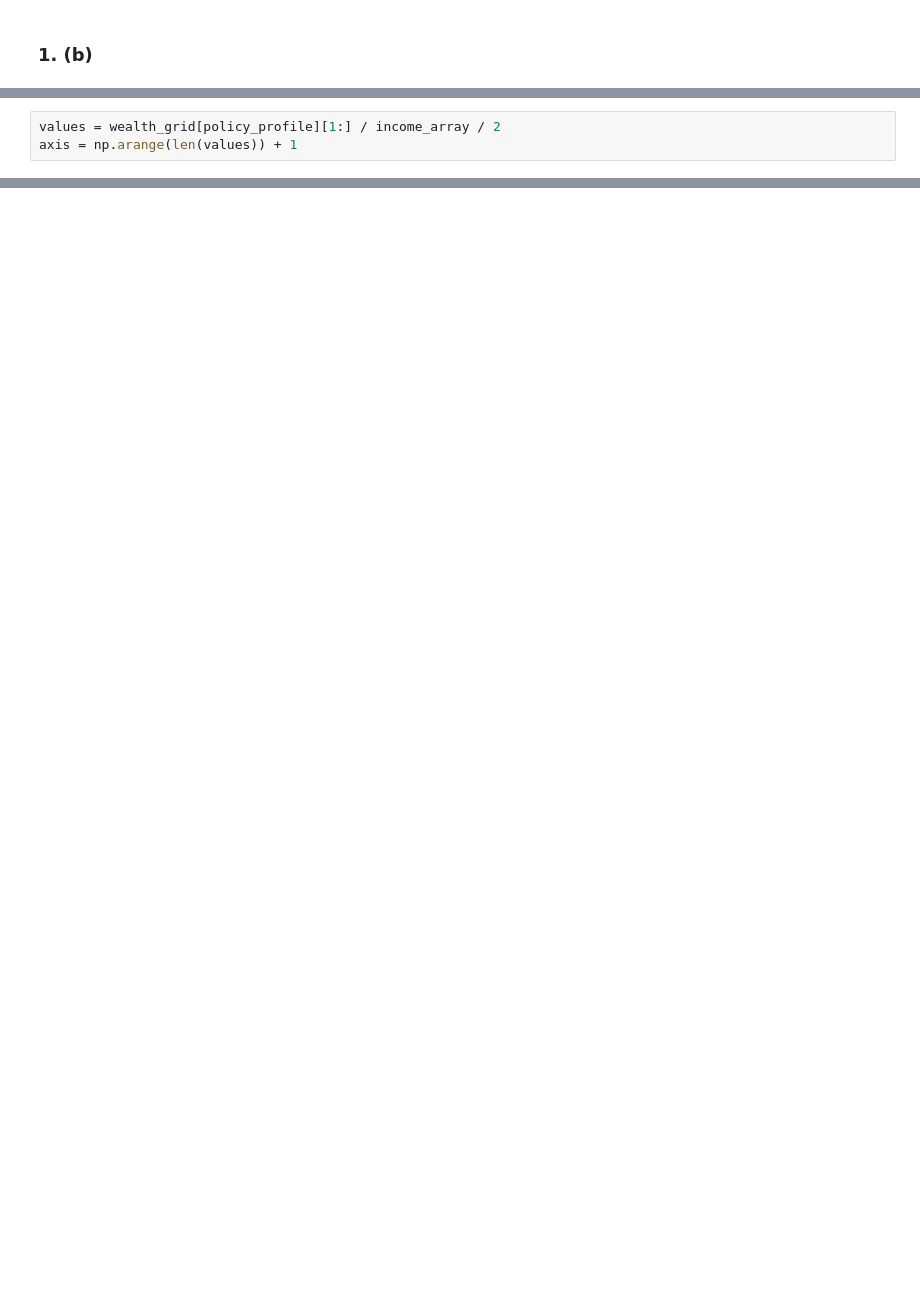
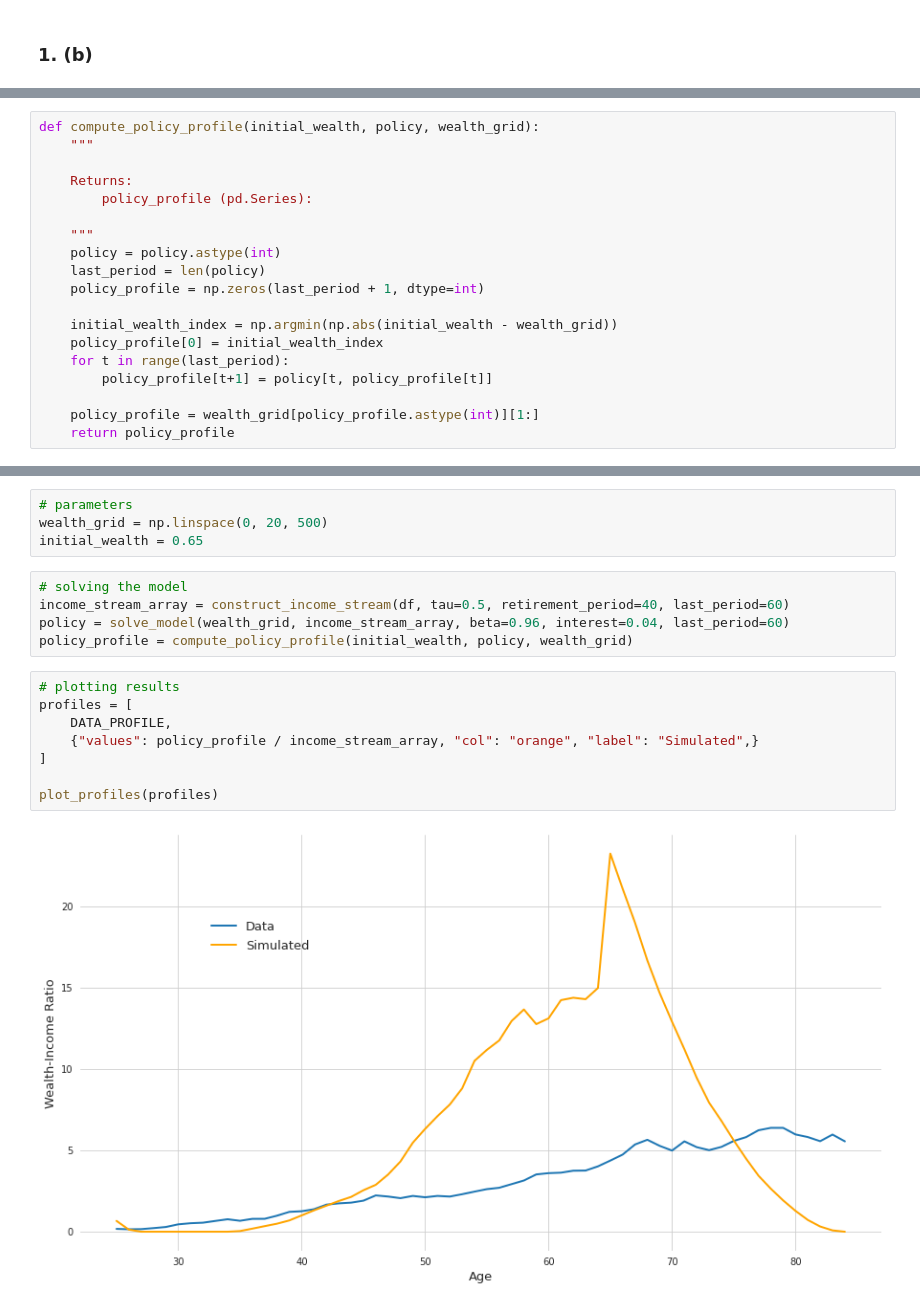
Before and after one commit to timmens/macro_problems, a Jupyter notebook: ps2.ipynb, the cells around one changed output, grey strips where cells are left out. Drawn from its saved outputs; the diff is of its cells as text; blank space fills up the shorter version.

```diff
--- a/ps2.ipynb
+++ b/ps2.ipynb
@@ -154,3 +157,0 @@ for t in range(max_periods):
-# %%
-values = wealth_grid[policy_profile][1:] / income_array / 2
-axis = np.arange(len(values)) + 1
@@ -168,0 +272,19 @@ plt.show()
+# %%
+def compute_policy_profile(initial_wealth, policy, wealth_grid):
+    """
+
+    Returns:
+        policy_profile (pd.Series):
+
+    """
+    policy = policy.astype(int)
+    last_period = len(policy)
+    policy_profile = np.zeros(last_period + 1, dtype=int)
+
+    initial_wealth_index = np.argmin(np.abs(initial_wealth - wealth_grid))
+    policy_profile[0] = initial_wealth_index
+    for t in range(last_period):
+        policy_profile[t+1] = policy[t, policy_profile[t]]
+
+    policy_profile = wealth_grid[policy_profile.astype(int)][1:]
+    return policy_profile
@@ -168,0 +293,19 @@ plt.show()
+# %%
+# parameters
+wealth_grid = np.linspace(0, 20, 500)
+initial_wealth = 0.65
+# %%
+# solving the model
+income_stream_array = construct_income_stream(df, tau=0.5, retirement_period=40, last_period=60)
+policy = solve_model(wealth_grid, income_stream_array, beta=0.96, interest=0.04, last_period=60)
+policy_profile = compute_policy_profile(initial_wealth, policy, wealth_grid)
+# %%
+# plotting results
+profiles = [
+    DATA_PROFILE,
+    {"values": policy_profile / income_stream_array, "col": "orange", "label": "Simulated",}
+]
+
+plot_profiles(profiles)
+# %% [output]
+[figure, added]
```
Also changed, not shown: parts of 46 cells of this notebook, 1 other file.
